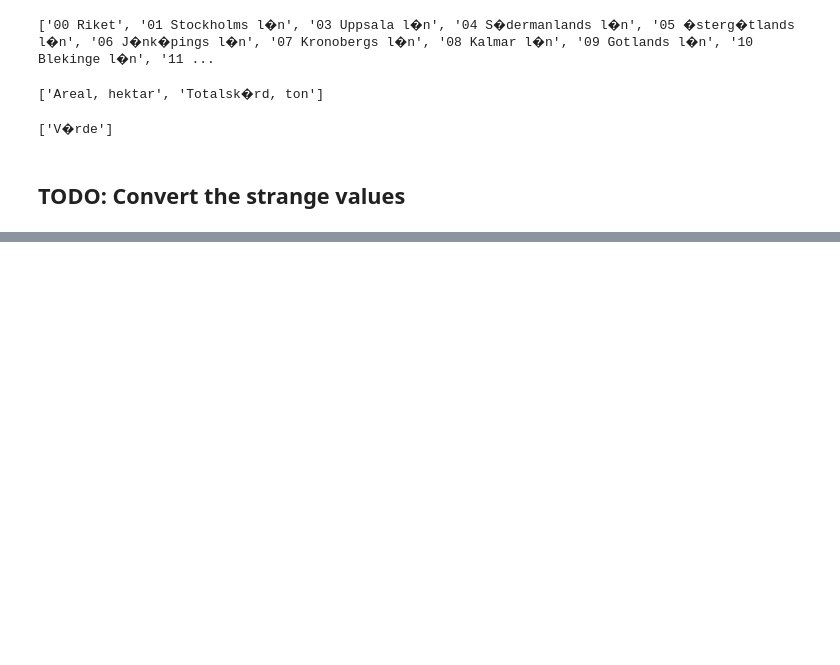
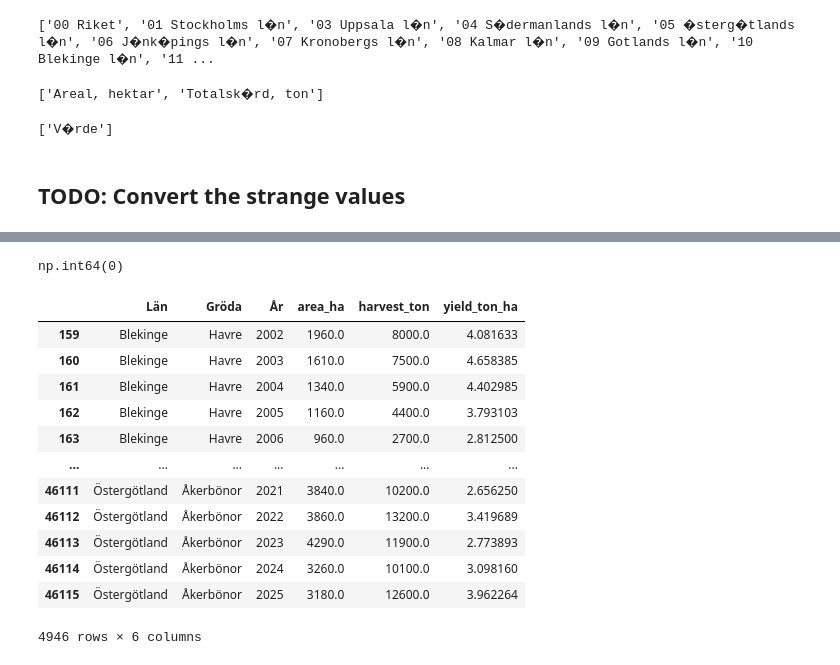
Before and after one commit to karlrydberg-stack/crop_analytics_de25, a Jupyter notebook: explorations/eda.ipynb, the cells around one changed output, grey strips where cells are left out. Cells and saved outputs as stored; diff of their text form; code cells hidden in the pictures; blank space fills up the shorter version.

```diff
--- a/explorations/eda.ipynb
+++ b/explorations/eda.ipynb
@@ -89,0 +248,35 @@ print(unique_records)
+# %%
+duplicates = tidy.duplicated(
+    subset=['Län', 'Gröda', 'År']
+).sum()
+
+duplicates
+# %% [output]
+np.int64(0)
+# %%
+valid = tidy[
+    tidy['area_ha'].notna() &
+    tidy['harvest_ton'].notna() &
+    (tidy['area_ha'] > 0) &
+    (tidy['harvest_ton'] > 0)
+].copy()
+
+valid['yield_ton_ha'] = (
+    valid['harvest_ton'] / valid['area_ha']
+)
+
+valid
+# %% [output]
+|  | Län | Gröda | År | area_ha | harvest_ton | yield_ton_ha |
+| 159 | Blekinge | Havre | 2002 | 1960.0 | 8000.0 | 4.081633 |
+| 160 | Blekinge | Havre | 2003 | 1610.0 | 7500.0 | 4.658385 |
+| 161 | Blekinge | Havre | 2004 | 1340.0 | 5900.0 | 4.402985 |
+| 162 | Blekinge | Havre | 2005 | 1160.0 | 4400.0 | 3.793103 |
+| 163 | Blekinge | Havre | 2006 | 960.0 | 2700.0 | 2.812500 |
+| ... | ... | ... | ... | ... | ... | ... |
+| 46111 | Östergötland | Åkerbönor | 2021 | 3840.0 | 10200.0 | 2.656250 |
+| 46112 | Östergötland | Åkerbönor | 2022 | 3860.0 | 13200.0 | 3.419689 |
+| 46113 | Östergötland | Åkerbönor | 2023 | 4290.0 | 11900.0 | 2.773893 |
+| 46114 | Östergötland | Åkerbönor | 2024 | 3260.0 | 10100.0 | 3.098160 |
+| 46115 | Östergötland | Åkerbönor | 2025 | 3180.0 | 12600.0 | 3.962264 |
+4946 rows × 6 columns
```
Also changed, not shown: parts of 14 cells of this notebook, 2 other files.
